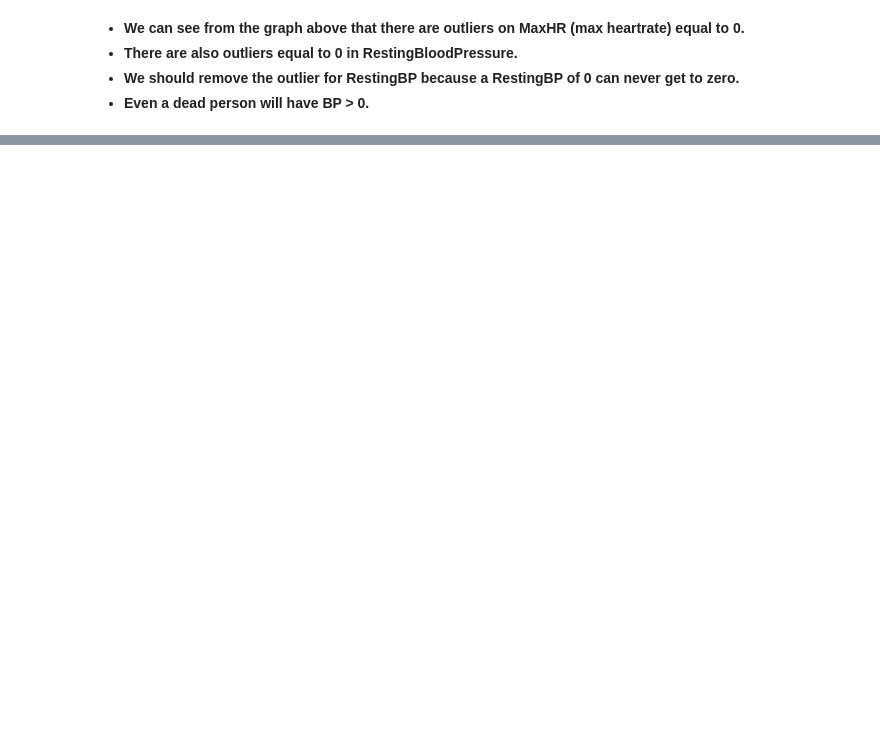
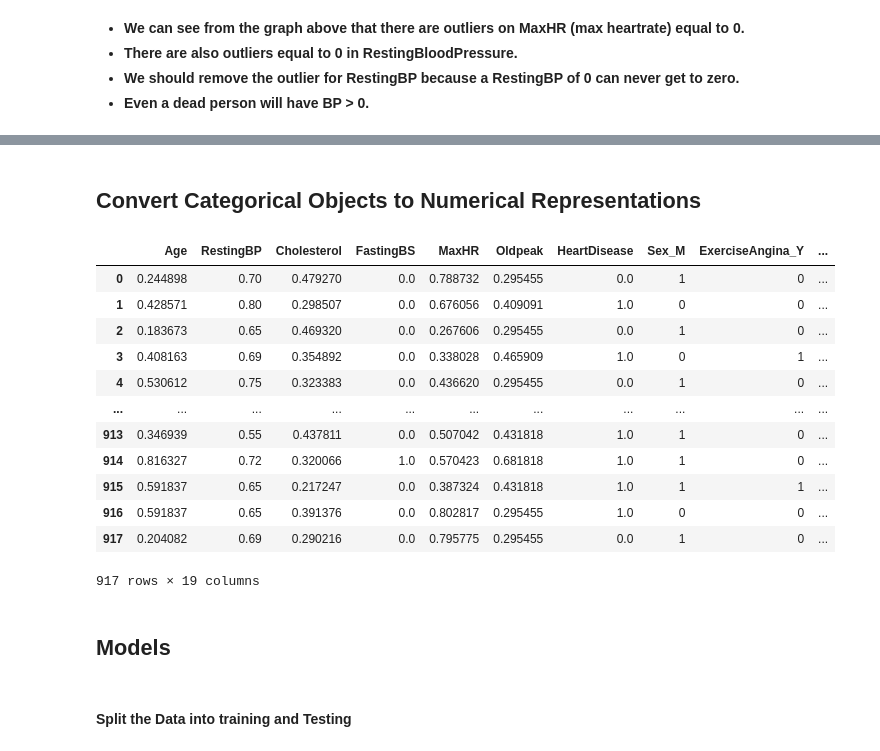
Before and after one commit to GigiOtoya/CSc447ML, a Jupyter notebook: Assignments/Final/Heart_failure_Prediction.ipynb, the cells around one changed output, grey strips where cells are left out. Drawn from its saved outputs; the diff is of its cells as text; code cells hidden in the pictures; blank space fills up the shorter version.

Commit message:
Encoded Data

```diff
--- a/Assignments/Final/Heart_failure_Prediction.ipynb
+++ b/Assignments/Final/Heart_failure_Prediction.ipynb
@@ -217,0 +225,8 @@ Text(0.5, 1.0, 'Outliers')
+# %%
+# Here we can drop the row that contains the RestingBP of 0
+dfMod = dfNorm.copy()
+dfMod = dfMod.drop(dfMod[(dfMod['RestingBP'] == 0)].index)
+
+# outliers = dfMod[dfMod['RestingBP'] == 0]
+# outliers.value_counts(dfMod['RestingBP'])
+dfMod
@@ -217,0 +247,38 @@ Text(0.5, 1.0, 'Outliers')
+# %% [markdown]
+## Convert Categorical Objects to Numerical Representations
+# %%
+# dfMod[dfMod['Sex'] == 'M'] = 1
+# dfMod[dfMod['Sex'] == 'F'] = 0
+
+# dfMod[dfMod['ChestPainType'] == 'TA']  = 1
+# dfMod[dfMod['ChestPainType'] == 'ATA'] = 2
+# dfMod[dfMod['ChestPainType'] == 'NAP'] = 3
+# dfMod[dfMod['ChestPainType'] == 'ASY'] = 4
+
+# dfMod = pd.get_dummies(dfMod, columns=catVarHeader)
+# dfMod = pd.get_dummies(dfMod, columns=catVarHeader, drop_first=True)
+
+firstSet = ['Sex', 'ExerciseAngina']
+dfMod = pd.get_dummies(dfMod, prefix=firstSet, columns=firstSet, drop_first=True)
+restSet = list(set(catVarHeader) - set(firstSet))
+# Want to keep redundant columns
+dfMod = pd.get_dummies(dfMod, prefix=restSet, columns=restSet)
+dfMod
+# %% [output]
+|  | Age | RestingBP | Cholesterol | FastingBS | MaxHR | Oldpeak | HeartDisease | Sex_M | ExerciseAngina_Y | ... |
+| 0 | 0.244898 | 0.70 | 0.479270 | 0.0 | 0.788732 | 0.295455 | 0.0 | 1 | 0 | ... |
+| 1 | 0.428571 | 0.80 | 0.298507 | 0.0 | 0.676056 | 0.409091 | 1.0 | 0 | 0 | ... |
+| 2 | 0.183673 | 0.65 | 0.469320 | 0.0 | 0.267606 | 0.295455 | 0.0 | 1 | 0 | ... |
+| 3 | 0.408163 | 0.69 | 0.354892 | 0.0 | 0.338028 | 0.465909 | 1.0 | 0 | 1 | ... |
+| 4 | 0.530612 | 0.75 | 0.323383 | 0.0 | 0.436620 | 0.295455 | 0.0 | 1 | 0 | ... |
+| ... | ... | ... | ... | ... | ... | ... | ... | ... | ... | ... |
+| 913 | 0.346939 | 0.55 | 0.437811 | 0.0 | 0.507042 | 0.431818 | 1.0 | 1 | 0 | ... |
+| 914 | 0.816327 | 0.72 | 0.320066 | 1.0 | 0.570423 | 0.681818 | 1.0 | 1 | 0 | ... |
+| 915 | 0.591837 | 0.65 | 0.217247 | 0.0 | 0.387324 | 0.431818 | 1.0 | 1 | 1 | ... |
+| 916 | 0.591837 | 0.65 | 0.391376 | 0.0 | 0.802817 | 0.295455 | 1.0 | 0 | 0 | ... |
+| 917 | 0.204082 | 0.69 | 0.290216 | 0.0 | 0.795775 | 0.295455 | 0.0 | 1 | 0 | ... |
+917 rows × 19 columns
+# %% [markdown]
+## Models
+# %% [markdown]
+#### Split the Data into training and Testing
```
Also changed, not shown: parts of 7 cells of this notebook.
